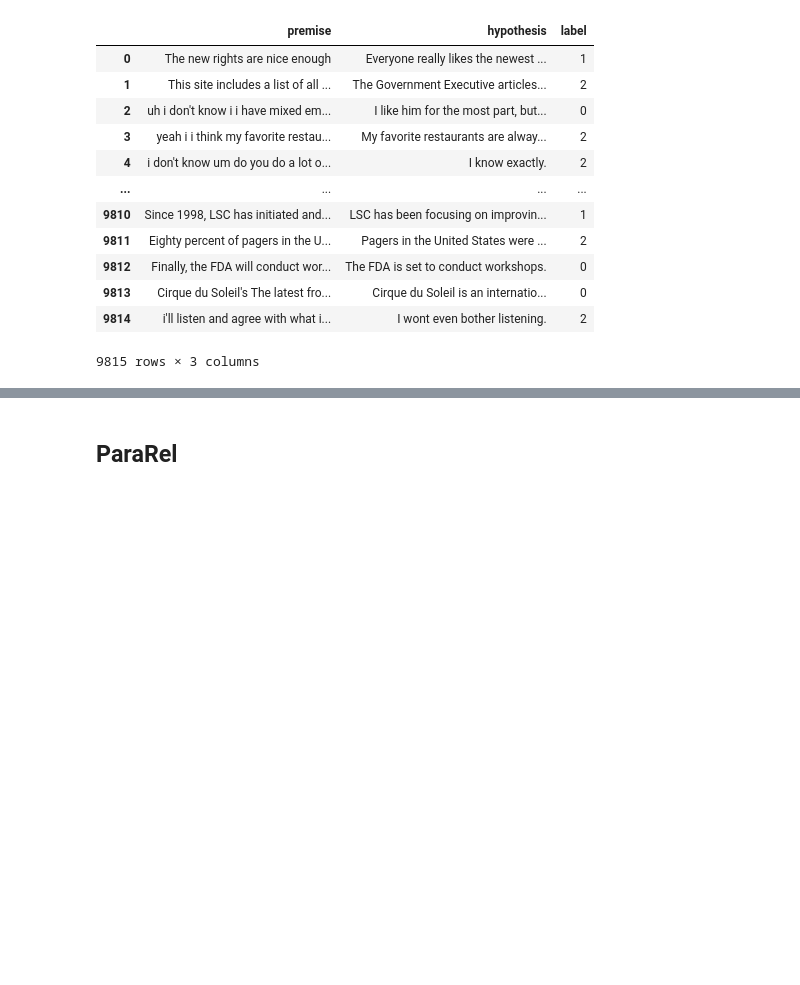
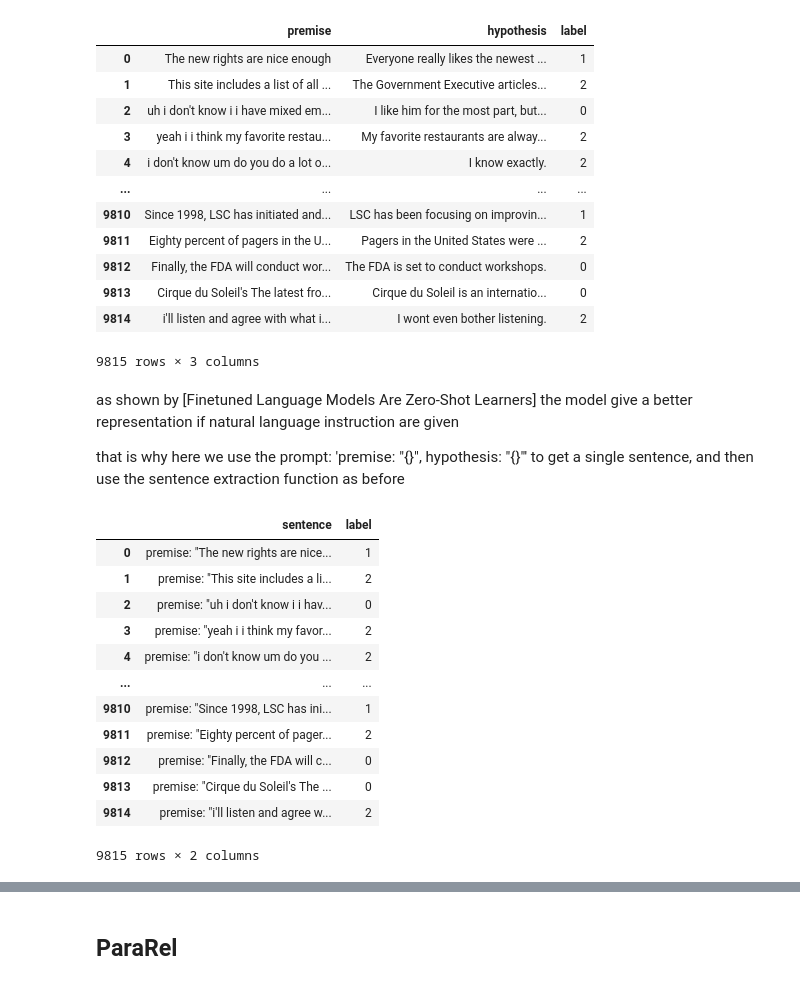
Before and after one commit to rrossierba/digital-transformation-computer-security, a Jupyter notebook: probe_t5.ipynb, the cells around one changed output, grey strips where cells are left out. Saved outputs shown, nothing was run; the diff lists cells and outputs as text; code cells hidden in the pictures; blank space fills up the shorter version.

```diff
--- a/probe_t5.ipynb
+++ b/probe_t5.ipynb
@@ -946,3 +968,26 @@ multinli_df
 | 9813 | Cirque du Soleil's The latest fro... | Cirque du Soleil is an internatio... | 0 |
 | 9814 | i'll listen and agree with what i... | I wont even bother listening. | 2 |
 9815 rows × 3 columns
+# %% [markdown]
+as shown by [Finetuned Language Models Are Zero-Shot Learners] the model give a better representation if natural language instruction are given
+
+that is why here we use the prompt: 'premise: "{}", hypothesis: "{}"' to get a single sentence, and then use the sentence extraction function as before
+# %%
+multinli_df['sentence'] = multinli_df.apply(lambda row: 'premise: "{}", hypothesis: "{}"'.format(row['premise'], row['hypothesis']), axis=1)
+multinli_df.drop(columns=['premise', 'hypothesis'], inplace=True)
+multinli_df = multinli_df[['sentence', 'label']]
+multinli_df
+# %% [output]
+|  | sentence | label |
+| 0 | premise: "The new rights are nice... | 1 |
+| 1 | premise: "This site includes a li... | 2 |
+| 2 | premise: "uh i don't know i i hav... | 0 |
+| 3 | premise: "yeah i i think my favor... | 2 |
+| 4 | premise: "i don't know um do you ... | 2 |
+| ... | ... | ... |
+| 9810 | premise: "Since 1998, LSC has ini... | 1 |
+| 9811 | premise: "Eighty percent of pager... | 2 |
+| 9812 | premise: "Finally, the FDA will c... | 0 |
+| 9813 | premise: "Cirque du Soleil's The ... | 0 |
+| 9814 | premise: "i'll listen and agree w... | 2 |
+9815 rows × 2 columns
```
Also changed, not shown: parts of 19 cells of this notebook.
